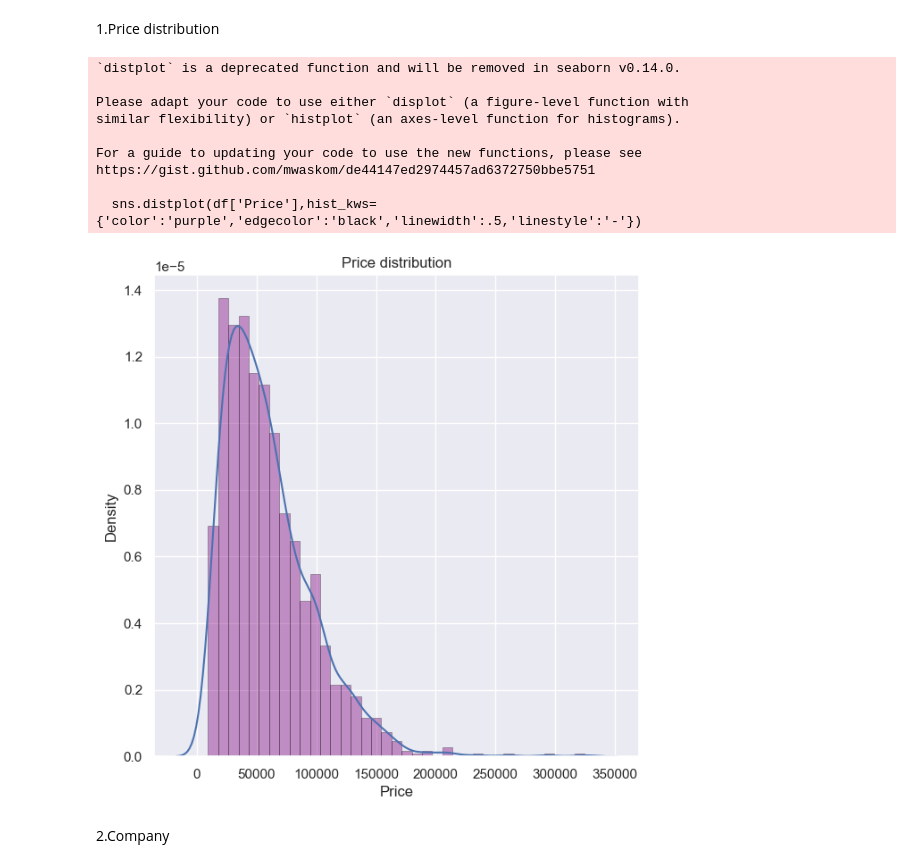
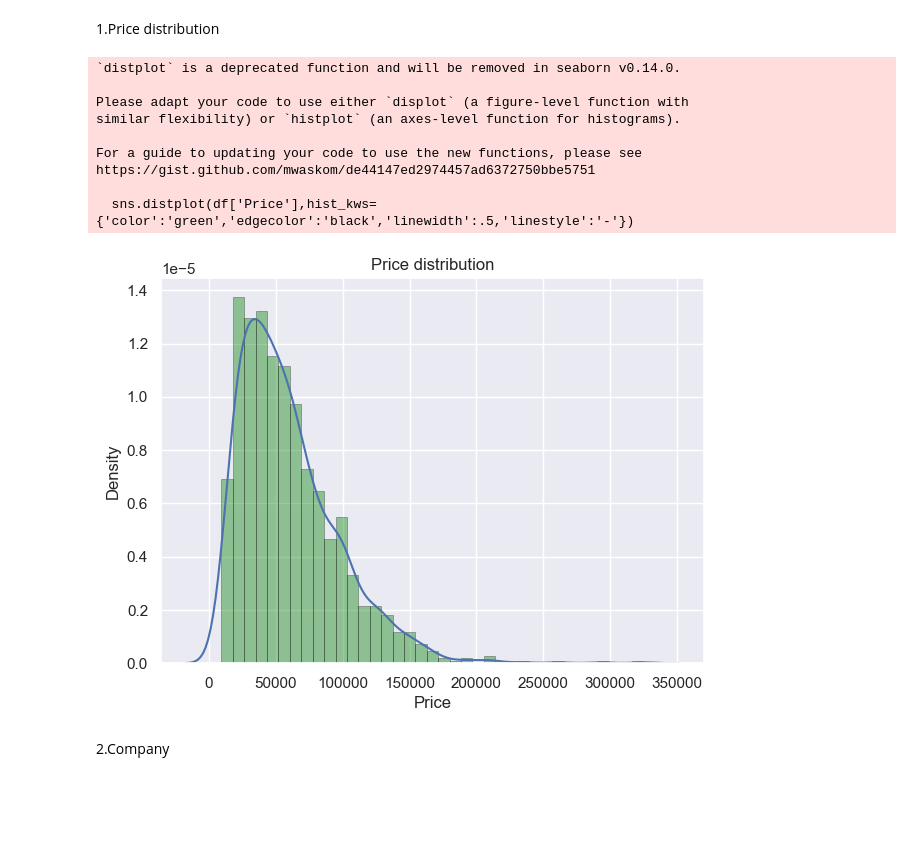
Before and after one commit to Doccocaubai710/LaptopPricePrediction_MachineLearningProject, a Jupyter notebook: Laptop_prediction.ipynb, the cells around one changed output. Saved outputs shown, nothing was run; the diff lists cells and outputs as text; code cells hidden in the pictures; blank space fills up the shorter version.

```diff
--- a/Laptop_prediction.ipynb
+++ b/Laptop_prediction.ipynb
@@ -127,21 +127,21 @@ memory usage: 101.9+ KB
 # %% [markdown]
 1.Price distribution
 # %%
-sns.distplot(df['Price'],hist_kws={'color':'purple','edgecolor':'black','linewidth':.5,'linestyle':'-'})
+sns.distplot(df['Price'],hist_kws={'color':'green','edgecolor':'black','linewidth':.5,'linestyle':'-'})
 sns.set(rc={'figure.figsize':(7,5)})
 plt.title('Price distribution')
 plt.show()
 # %% [output]
 `distplot` is a deprecated function and will be removed in seaborn v0.14.0.
 
 Please adapt your code to use either `displot` (a figure-level function with
 similar flexibility) or `histplot` (an axes-level function for histograms).
 
 For a guide to updating your code to use the new functions, please see
 https://gist.github.com/mwaskom/de44147ed2974457ad6372750bbe5751
 
-  sns.distplot(df['Price'],hist_kws={'color':'purple','edgecolor':'black','linewidth':.5,'linestyle':'-'})
+  sns.distplot(df['Price'],hist_kws={'color':'green','edgecolor':'black','linewidth':.5,'linestyle':'-'})
-[figure, old version]
+[figure, new version]
 # %% [markdown]
 2.Company
 # %%
```
Also changed, not shown: parts of 25 cells of this notebook, 1 other file.
